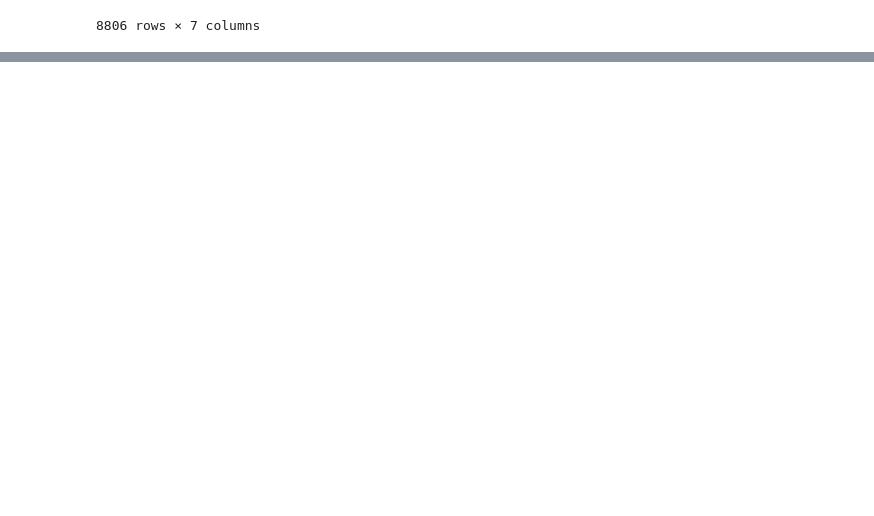
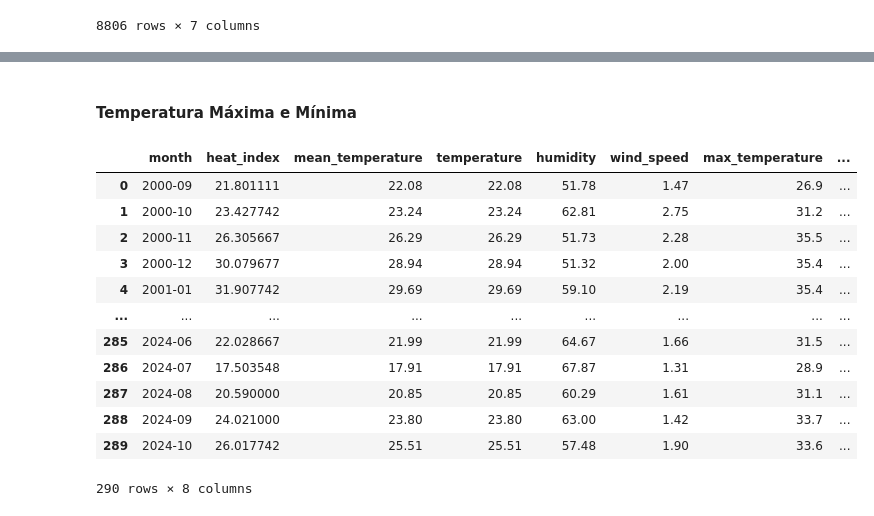
Before and after one commit to ThierrryScotto/trabalho_pratico, a Jupyter notebook: EDA_IMNET.ipynb, the cells around one changed output, grey strips where cells are left out. Drawn from its saved outputs; the diff is of its cells as text; code cells hidden in the pictures; blank space fills up the shorter version.

```diff
--- a/EDA_IMNET.ipynb
+++ b/EDA_IMNET.ipynb
@@ -328,9 +346,9 @@ np.mean(dataset['TEMPERATURA_DO_AR_BULBO_SECO_HORARIA_C']), np.mean(dataset['UMI
 # %% [output]
 (19.965590961732985, 76.00005375450804, 1.5373824982565047)
 # %%
-dataset['TEMPERATURA_DO_AR_BULBO_SECO_HORARIA_C'] = dataset['TEMPERATURA_DO_AR_BULBO_SECO_HORARIA_C'].interpolate(method="polynomial", order=3)
-dataset['UMIDADE_RELATIVA_DO_AR_HORARIA_%']       = dataset['UMIDADE_RELATIVA_DO_AR_HORARIA_%'].interpolate(method="polynomial", order=3)
-dataset['VENTO_VELOCIDADE_HORARIA_M/S']           = dataset['VENTO_VELOCIDADE_HORARIA_M/S'].interpolate(method="polynomial", order=3)
+dataset['TEMPERATURA_DO_AR_BULBO_SECO_HORARIA_C'] = dataset['TEMPERATURA_DO_AR_BULBO_SECO_HORARIA_C'].interpolate(method="nearest")
+dataset['UMIDADE_RELATIVA_DO_AR_HORARIA_%']       = dataset['UMIDADE_RELATIVA_DO_AR_HORARIA_%'].interpolate(method="nearest")
+dataset['VENTO_VELOCIDADE_HORARIA_M/S']           = dataset['VENTO_VELOCIDADE_HORARIA_M/S'].interpolate(method="nearest")
 # %%
 dataset.isna().sum()
 # %% [output]
@@ -421,9 +439,9 @@ heat_index_fahrenheit = heat_index(temperature_fahrenheit, relative_humidity)
 
 # Converter o resultado de volta para Celsius
 grouped_df['heat_index_f'] = heat_index_fahrenheit.round(2)
-grouped_df['heat_index_c'] = ((grouped_df['heat_index_f'].values - 32) * 5/9).round(2)
+grouped_df['heat_index'] = ((grouped_df['heat_index_f'].values - 32) * 5/9).round(2)
 
-print(f"Heat Index (HI) em Celsius: {grouped_df['heat_index_c']}\n\n")
+print(f"Heat Index (HI) em Celsius: {grouped_df['heat_index']}\n\n")
 print(f"Heat Index (HI) em fahrenheit: {grouped_df['heat_index_f']}")
 # %% [output]
 Heat Index (HI) em Celsius: 0       20.19
@@ -485,0 +539,6 @@ grouped_df
+# %%
+grouped_df['month'] = grouped_df['DATA'].dt.to_period('M')
+
+monthly_df = grouped_df.groupby('month')['heat_index'].mean().reset_index()
+
+monthly_df
@@ -485,0 +561,15 @@ grouped_df
+# %%
+monthly_mean = grouped_df.groupby('month').agg({
+    'TEMPERATURA_DO_AR_BULBO_SECO_HORARIA_C': 'mean',
+    'UMIDADE_RELATIVA_DO_AR_HORARIA_%': 'mean',
+    'VENTO_VELOCIDADE_HORARIA_M/S': 'mean'
+}).reset_index()
+
+# Arredondando os resultados para 2 casas decimais
+monthly_mean = monthly_mean.round(2)
+
+monthly_df['temperature'] = monthly_mean['TEMPERATURA_DO_AR_BULBO_SECO_HORARIA_C']
+monthly_df['humidity'] = monthly_mean['UMIDADE_RELATIVA_DO_AR_HORARIA_%']
+monthly_df['wind_speed'] = monthly_mean['VENTO_VELOCIDADE_HORARIA_M/S']
+
+monthly_df
@@ -485,0 +590,24 @@ grouped_df
+# %% [markdown]
+#### Temperatura Máxima e Mínima
+# %%
+max_temp = grouped_df.groupby('month')['TEMPERATURA_DO_AR_BULBO_SECO_HORARIA_C'].max().reset_index()
+min_temp = grouped_df.groupby('month')['TEMPERATURA_DO_AR_BULBO_SECO_HORARIA_C'].min().reset_index()
+
+monthly_df['max_temperature'] = max_temp['TEMPERATURA_DO_AR_BULBO_SECO_HORARIA_C']
+monthly_df['min_temperature'] = min_temp['TEMPERATURA_DO_AR_BULBO_SECO_HORARIA_C']
+
+monthly_df
+# %% [output]
+|  | month | heat_index | mean_temperature | temperature | humidity | wind_speed | max_temperature | ... |
+| 0 | 2000-09 | 21.801111 | 22.08 | 22.08 | 51.78 | 1.47 | 26.9 | ... |
+| 1 | 2000-10 | 23.427742 | 23.24 | 23.24 | 62.81 | 2.75 | 31.2 | ... |
+| 2 | 2000-11 | 26.305667 | 26.29 | 26.29 | 51.73 | 2.28 | 35.5 | ... |
+| 3 | 2000-12 | 30.079677 | 28.94 | 28.94 | 51.32 | 2.00 | 35.4 | ... |
+| 4 | 2001-01 | 31.907742 | 29.69 | 29.69 | 59.10 | 2.19 | 35.4 | ... |
+| ... | ... | ... | ... | ... | ... | ... | ... | ... |
+| 285 | 2024-06 | 22.028667 | 21.99 | 21.99 | 64.67 | 1.66 | 31.5 | ... |
+| 286 | 2024-07 | 17.503548 | 17.91 | 17.91 | 67.87 | 1.31 | 28.9 | ... |
+| 287 | 2024-08 | 20.590000 | 20.85 | 20.85 | 60.29 | 1.61 | 31.1 | ... |
+| 288 | 2024-09 | 24.021000 | 23.80 | 23.80 | 63.00 | 1.42 | 33.7 | ... |
+| 289 | 2024-10 | 26.017742 | 25.51 | 25.51 | 57.48 | 1.90 | 33.6 | ... |
+290 rows × 8 columns
```
Also changed, not shown: parts of 25 cells of this notebook.
